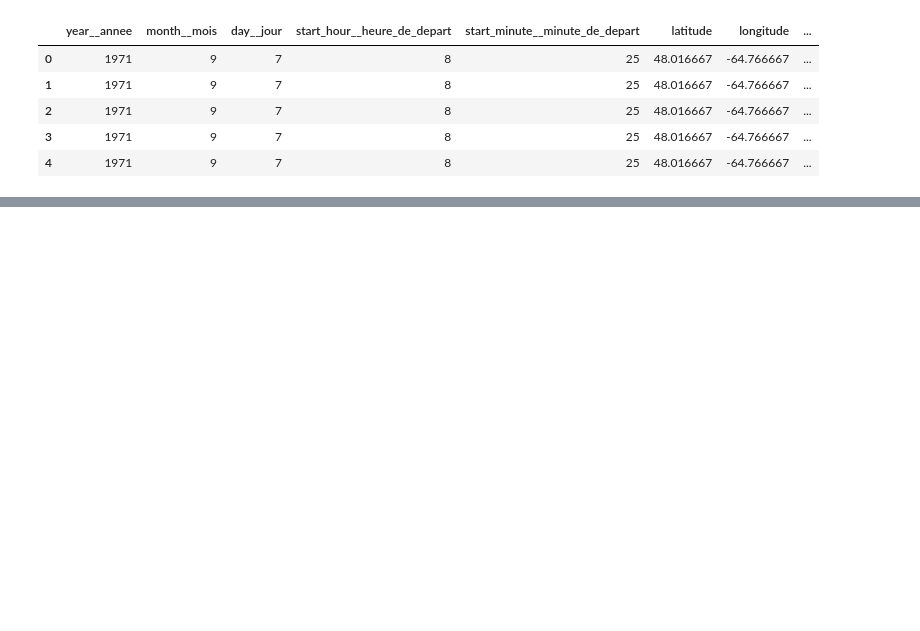
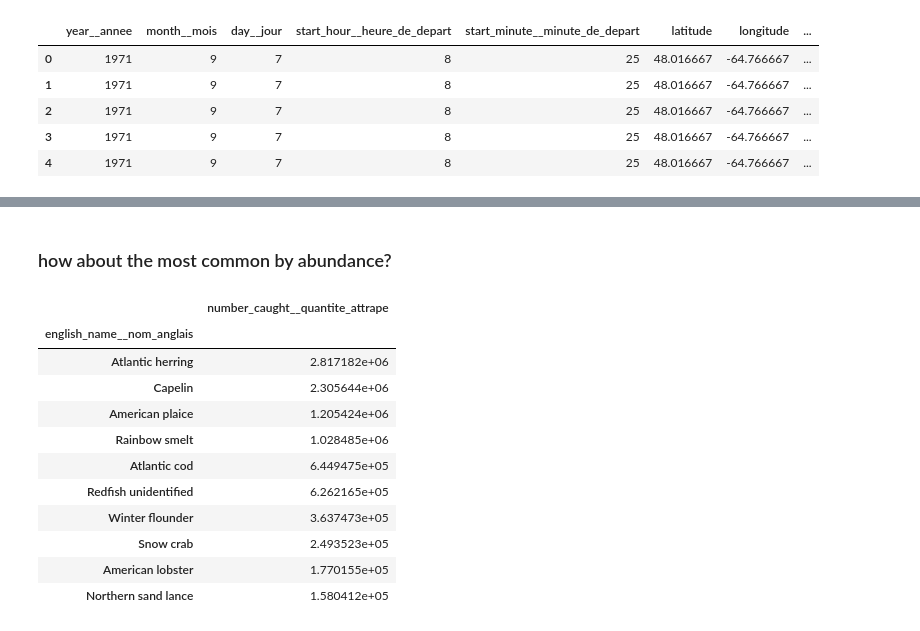
Before and after one commit to davjfish/WatspeedStatsGroupProject, a Jupyter notebook: analysis/Initial_Exploration_of_Data.ipynb, the cells around one changed output, grey strips where cells are left out. Drawn from its saved outputs; the diff is of its cells as text; code cells hidden in the pictures; blank space fills up the shorter version.

```diff
--- a/analysis/Initial_Exploration_of_Data.ipynb
+++ b/analysis/Initial_Exploration_of_Data.ipynb
@@ -109,0 +179,17 @@ df.describe()
+# %% [markdown]
+### how about the most common by abundance?
+# %%
+df.loc[:,["english_name__nom_anglais", "number_caught__quantite_attrape"]].groupby("english_name__nom_anglais").sum().sort_values("number_caught__quantite_attrape", ascending=False)[:10]
+# %% [output]
+|  | number_caught__quantite_attrape |
+| english_name__nom_anglais |  |
+| Atlantic herring | 2.817182e+06 |
+| Capelin | 2.305644e+06 |
+| American plaice | 1.205424e+06 |
+| Rainbow smelt | 1.028485e+06 |
+| Atlantic cod | 6.449475e+05 |
+| Redfish unidentified | 6.262165e+05 |
+| Winter flounder | 3.637473e+05 |
+| Snow crab | 2.493523e+05 |
+| American lobster | 1.770155e+05 |
+| Northern sand lance | 1.580412e+05 |
```
Also changed, not shown: parts of 21 cells of this notebook, 2 other files.
